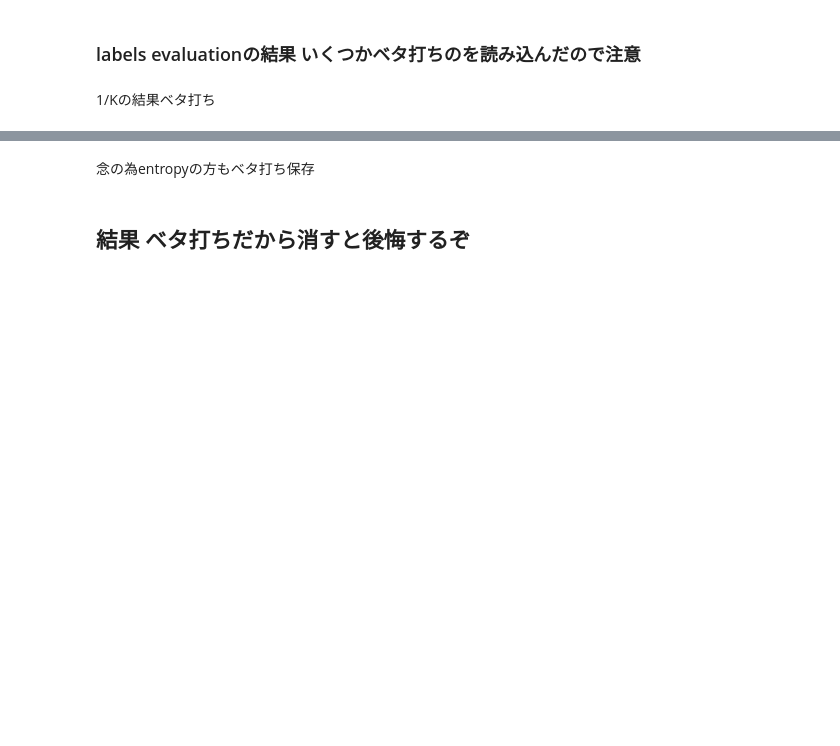
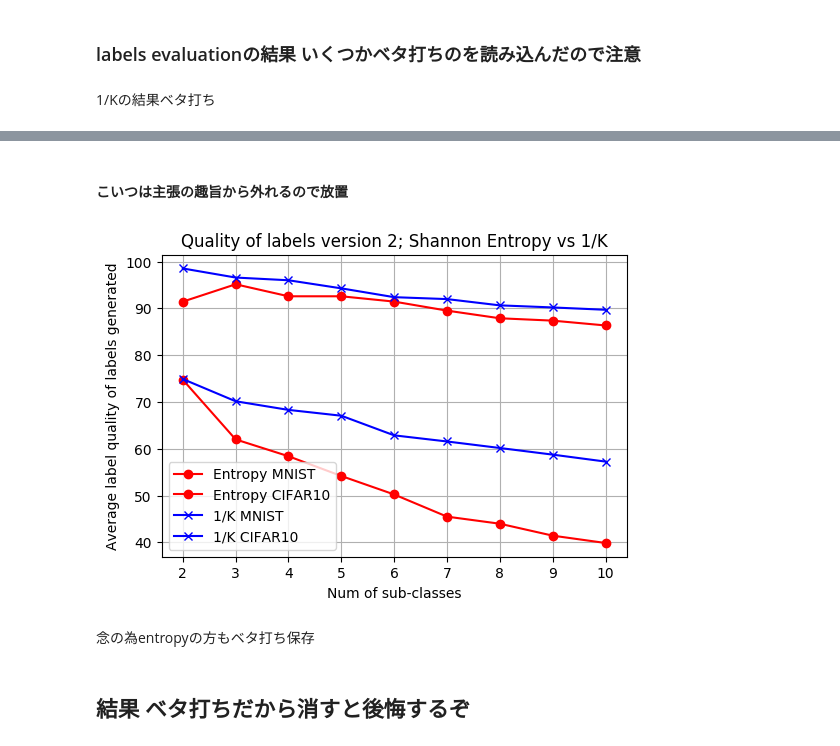
Before and after one commit to 1W1521375/entropy_labelling, a Jupyter notebook: looped-subclasses.ipynb, the cells around one changed output, grey strips where cells are left out. Saved outputs shown, nothing was run; the diff lists cells and outputs as text; code cells hidden in the pictures; blank space fills up the shorter version.

```diff
--- a/looped-subclasses.ipynb
+++ b/looped-subclasses.ipynb
@@ -317,3 +339,23 @@ plt.grid(True)
+# %% [markdown]
+#### こいつは主張の趣旨から外れるので放置
+# %%
+plt.figure(dpi = 100)
+plt.title("Quality of labels version 2; Shannon Entropy vs 1/K")
+# Shannon Entropy
+plt.plot([i for i in range(2, 11)], lqual2_mnist, marker = "o", color = "r", label = "Entropy MNIST")
+plt.plot([i for i in range(2, 11)], lqual2_cifar10, marker = "o", color = "r", label = "Entropy CIFAR10")
+#plt.plot([i for i in range(2, 11)], lqual2_cifar100, marker = "o", color = "g", label = "Entropy CIFAR100")
+# 1/K
+plt.plot([i for i in range(2, 11)], lqual2_mnist_oneKth, marker = "x", color = "b", label = "1/K MNIST")
+plt.plot([i for i in range(2, 11)], lqual2_cifar10_oneKth, marker = "x", color = "b", label = "1/K CIFAR10")
+#plt.plot([i for i in range(2, 11)], lqual2_cifar100_oneKth, marker = "x", color = "k", label = "1/K CIFAR100")
+
+plt.xlabel("Num of sub-classes")
+plt.ylabel("Average label quality of labels generated")
+plt.legend(loc = "best")
+plt.grid(True)
+# %% [output]
+[figure, added]
 # %% [markdown]
 念の為entropyの方もベタ打ち保存
 # %%
```
Also changed, not shown: parts of 5 cells of this notebook.
